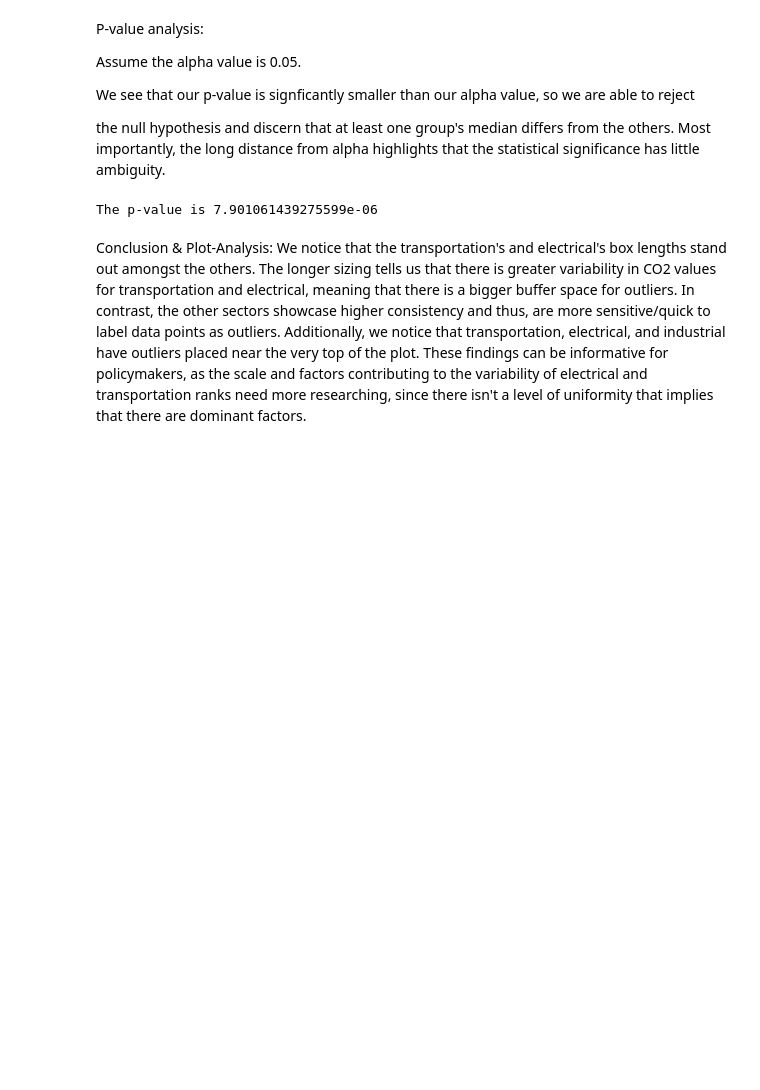
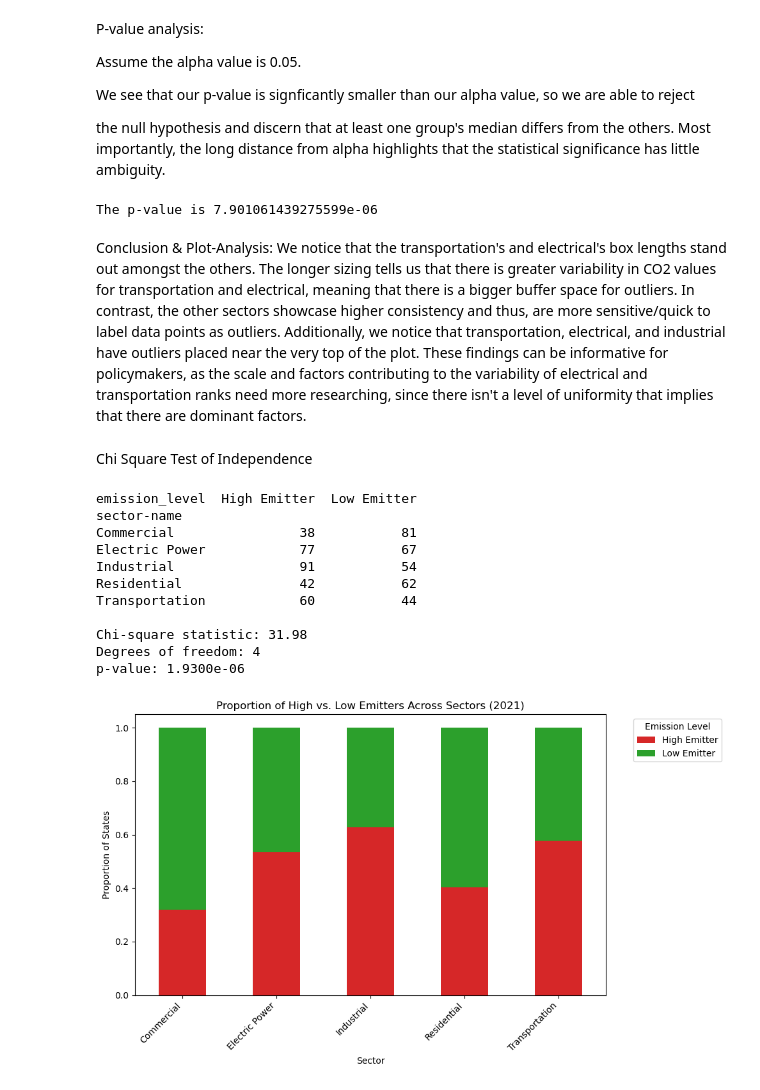
Before and after one commit to cowan05/CMSC320-Semester-Project, a Jupyter notebook: checkpoint2.ipynb, the cells around one changed output. Cells and saved outputs as stored; diff of their text form; code cells hidden in the pictures; blank space fills up the shorter version.

Commit message:
chi-sqaure with stacked bar chart

```diff
--- a/checkpoint2.ipynb
+++ b/checkpoint2.ipynb
@@ -146,3 +146,54 @@ data points as outliers. Additionally, we notice that transportation, electrical
 the very top of the plot. These findings can be informative for policymakers, as the scale and factors contributing
 to the variability of electrical and transportation ranks need more researching, since there isn't a level of uniformity
 that implies that there are dominant factors.
+# %% [markdown]
+Chi Square Test of Independence
+# %%
+import pandas as pd
+import numpy as np
+import matplotlib.pyplot as plt
+import seaborn as sns
+from scipy import stats
+
+df = pd.read_csv('emissions.csv')
+df['year'] = df['year'].astype(int)
+df['value'] = df['value'].astype(float) #CO2 values are floats
+df['sector-name'] = df['sector-name'].str.replace(' carbon dioxide emissions', '', regex=False)
+
+clean_df = df[(df['sector-name'] != 'Total from all sectors') & (df['fuel-name'] != 'All Fuels') & (df['year'] == 2021)].copy()
+#above code makes sure it keeps only year 2021 so it filters out Total from all sectors and All Fuels
+
+median = clean_df['value'].median() #chi-square needs categorical data
+clean_df['emission_level'] = np.where(clean_df['value'] > median, 'High Emitter', 'Low Emitter')
+#if a row's CO2 value is greater than the median, it labels it 'High Emitter' else 'Low Emitter'
+
+table = pd.crosstab(clean_df['sector-name'], clean_df['emission_level'])
+print(table)
+
+test_statistic, p, dof, expected = stats.chi2_contingency(table)
+print(f"\nChi-square statistic: {test_statistic:.2f}")
+print(f"Degrees of freedom: {dof}")
+print(f"p-value: {p:.4e}")
+divide_counts_by_row_total = table.div(contingency.sum(axis=1), axis=0)
+
+divide_counts_by_row_total.plot(kind='bar', stacked=True, figsize=(10, 6), color=['#d62728', '#2ca02c'])
+plt.title('Proportion of High vs. Low Emitters Across Sectors (2021)')
+plt.xlabel('Sector')
+plt.ylabel('Proportion of States')
+plt.xticks(rotation=45, ha='right')
+plt.legend(title='Emission Level', bbox_to_anchor=(1.05, 1), loc='upper left')
+plt.tight_layout()
+plt.show()
+# %% [output]
+emission_level  High Emitter  Low Emitter
+sector-name
+Commercial                38           81
+Electric Power            77           67
+Industrial                91           54
+Residential               42           62
+Transportation            60           44
+
+Chi-square statistic: 31.98
+Degrees of freedom: 4
+p-value: 1.9300e-06
+[figure, added]
```
Also changed, not shown: parts of 1 cell of this notebook.
